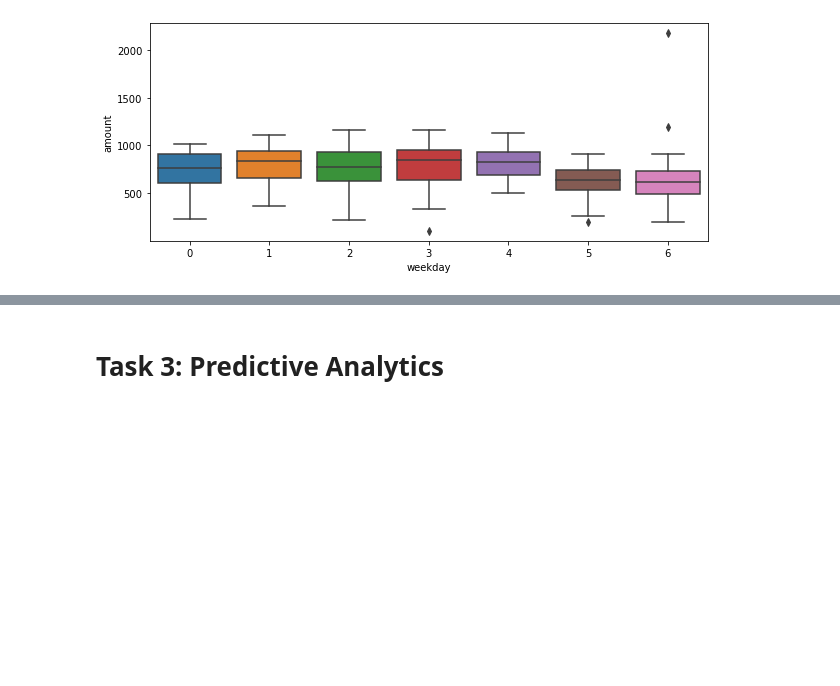
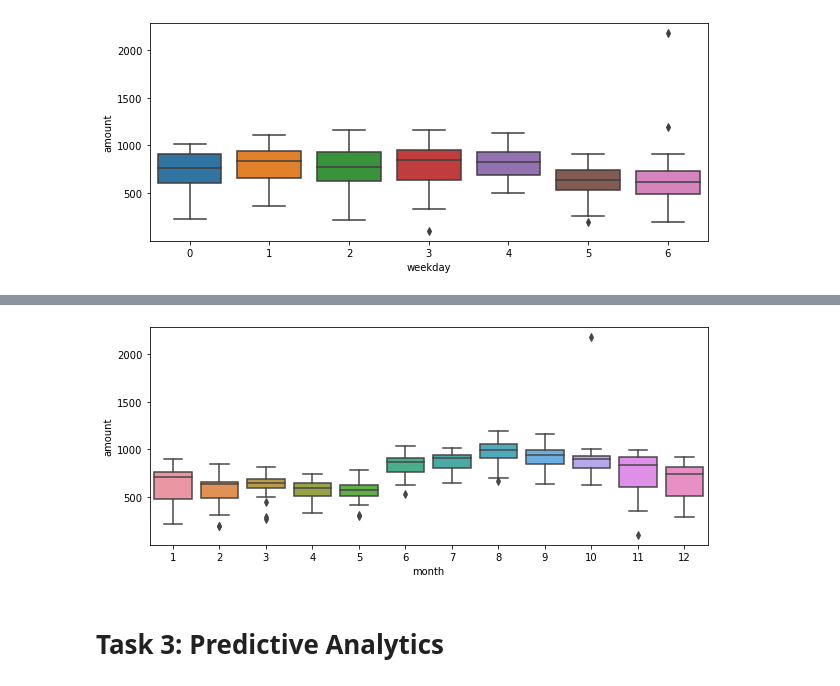
Before and after one commit to robbenB-123/SiliconValley, a Jupyter notebook: DSML_SILICONVALLEY.ipynb, the cells around one changed output, grey strips where cells are left out. Drawn from its saved outputs; the diff is of its cells as text; code cells hidden in the pictures; blank space fills up the shorter version.

```diff
--- a/DSML_SILICONVALLEY.ipynb
+++ b/DSML_SILICONVALLEY.ipynb
@@ -415,0 +439,16 @@ plt.show()
+# %%
+#month_demand.reset_index(inplace=True)
+month_demand = pd.DataFrame({'amount': la_set.groupby(by=[la_set['start_time'].apply(lambda x: x.date()),
+                                                        la_set['start_time'].apply(lambda x: x.month)]).size()})
+
+
+month_demand.reset_index(level=0, inplace=True)
+
+month_demand = month_demand.rename(columns = {'start_time':'date'})
+
+month_demand.reset_index(inplace=True)
+
+month_demand = month_demand.rename(columns = {'start_time':'month'})
+
+
+month_demand
@@ -416,3 +469,10 @@ plt.show()
+# %%
+fig,ax = plt.subplots(figsize=(10,4))
+
+sns.boxplot(x=month_demand["month"], y=month_demand["amount"], ax=ax)
+plt.show()
+# %% [output]
+[figure, added]
 # %%
 # 4126, 4825, 4344, 4346, 4345 often occur as a pair of start and end station
 # "Some short round trips or long trips may be the result of system or user error, but have been kept in the dataset for completeness" -> delete rows? keep them? delete if under 10 minutes? etc.
```
Also changed, not shown: parts of 14 cells of this notebook.
